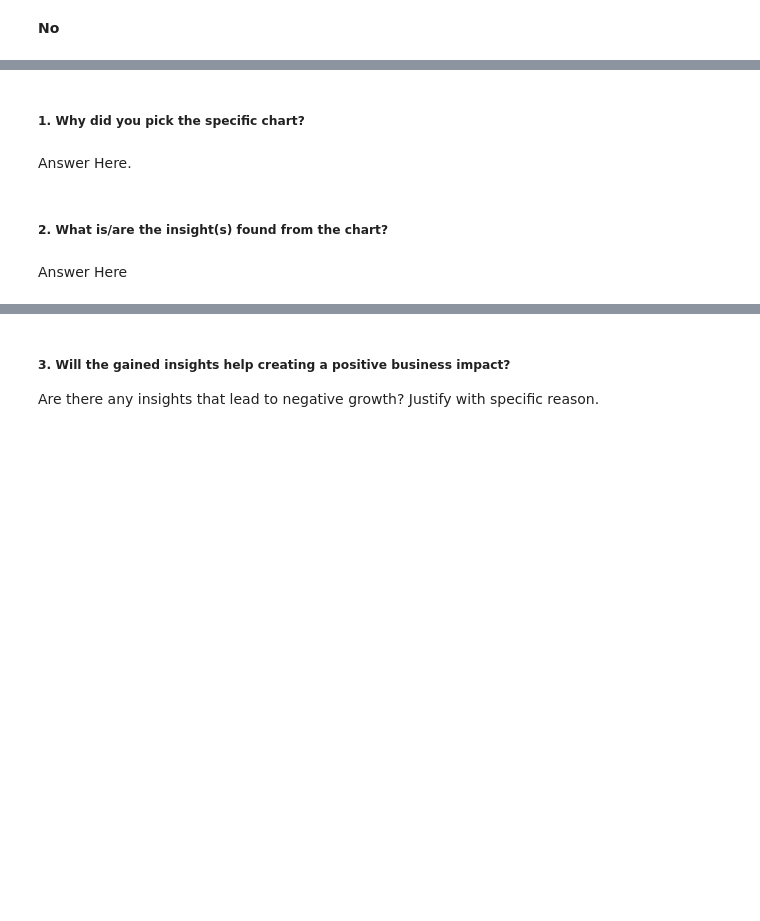
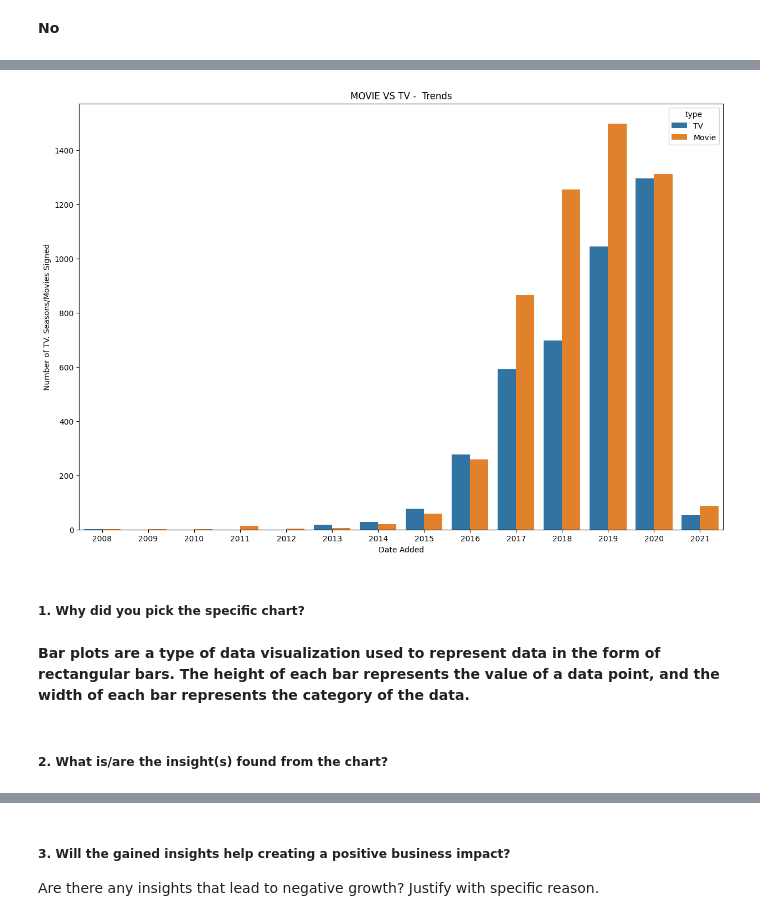
Before and after one commit to treasure823/Netflix-Movies-and-TV-Shows-Clustering-Unsupervised-Machine-Learning, a Jupyter notebook: Netflix_Movies_and_TV_Shows_Clustering_Unsupervised_Machine_Learning_Capstone_4_Project.ipynb, the cells around one changed output, grey strips where cells are left out. Drawn from its saved outputs; the diff is of its cells as text; code cells hidden in the pictures; blank space fills up the shorter version.

```diff
--- a/Netflix_Movies_and_TV_Shows_Clustering_Unsupervised_Machine_Learning_Capstone_4_Project.ipynb
+++ b/Netflix_Movies_and_TV_Shows_Clustering_Unsupervised_Machine_Learning_Capstone_4_Project.ipynb
@@ -976,8 +979,45 @@ Are there any insights that lead to negative growth? Justify with specific reaso
+# %%
+#Assuming TV shows release new seasons every year, we'll be adding a duplicate of the show for each season.
+def season(row):
+  release = row['release_year']
+  added = row['date_added']
+
+  if row['type'] =='TV Show':
+    seasons = int(row['duration'][0])
+    b = []
+    for i in range(1, seasons+1):
+      if i ==1:
+        b.append(release)
+      else:
+        b.append(b[-1]-1)
+    a = b
+  else:
+    a = []
+    a.append(row['release_year'])
+
+  return a
+
+content['Released Years'] = content.apply(lambda x: season(x),axis=1)
+# %%
+compare = content.explode('Released Years')
+# %%
+tv = compare[compare['type'] == 'TV Show'].groupby(['date_added']).agg(count = ('title','count')).reset_index()
+tv['type'] = 'TV'
+movie = compare[compare['type'] != 'TV Show'].groupby(['date_added']).agg(count = ('title','count')).reset_index()
+movie['type'] = 'Movie'
+# %%
+data = pd.concat([tv, movie], axis = 0)
+# %%
+plt.figure(figsize = (15,10))
+sns.barplot(x = 'date_added', y='count', hue = 'type', data = data)
+plt.title('MOVIE VS TV -  Trends')
+plt.xlabel('Date Added')
+_ = plt.ylabel('Number of TV. Seasons/Movies Signed')
+# %% [output]
+[figure, added]
 # %% [markdown]
 ##### 1. Why did you pick the specific chart?
-# %% [markdown]
-Answer Here.
+# %% [markdown]
+**Bar plots are a type of data visualization used to represent data in the form of rectangular bars. The height of each bar represents the value of a data point, and the width of each bar represents the category of the data.**
 # %% [markdown]
 ##### 2. What is/are the insight(s) found from the chart?
-# %% [markdown]
-Answer Here
```
Also changed, not shown: parts of 16 cells of this notebook.
